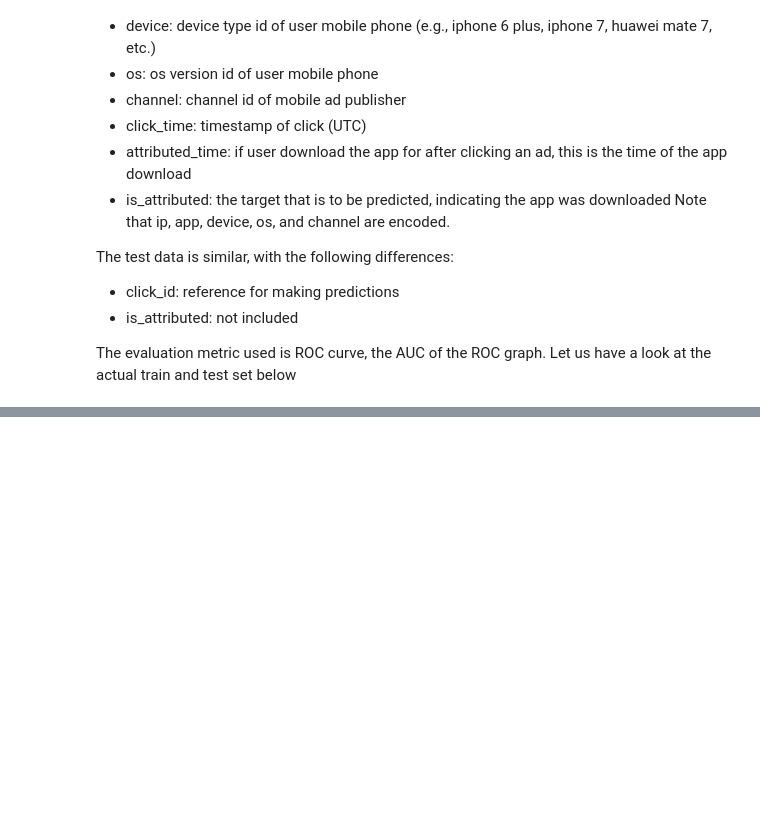
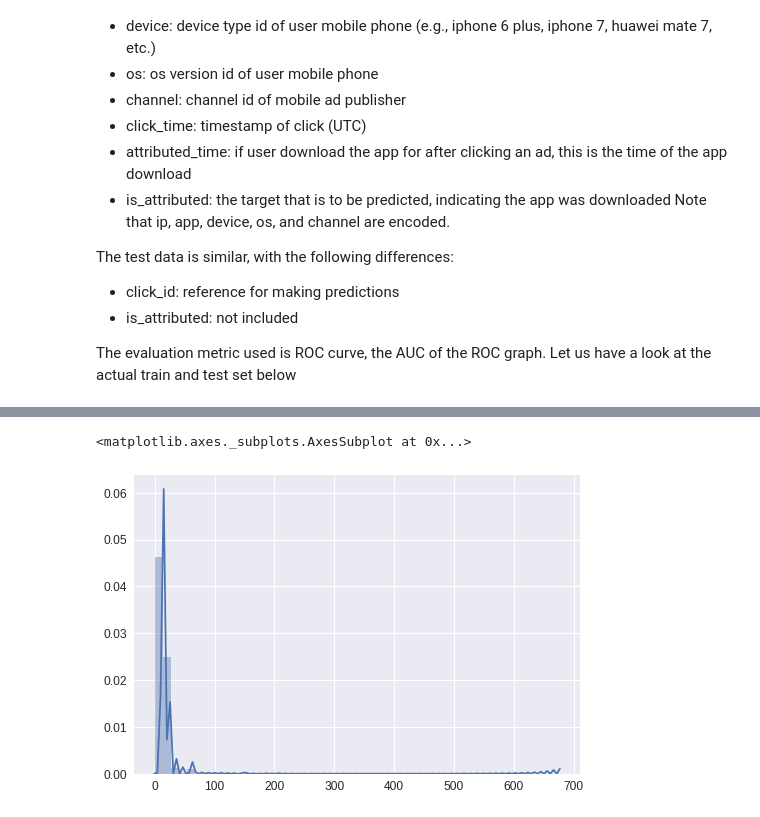
Before and after one commit to Nick7hill/kaggle, a Jupyter notebook: talkingdata_adtracking_fraud_detection/adtracking.ipynb, the cells around one changed output, grey strips where cells are left out. Cells and saved outputs as stored; diff of their text form; code cells hidden in the pictures; blank space fills up the shorter version.

```diff
--- a/talkingdata_adtracking_fraud_detection/adtracking.ipynb
+++ b/talkingdata_adtracking_fraud_detection/adtracking.ipynb
@@ -66,0 +101,5 @@ test.head()
+# %%
+sns.distplot(train_df['app'])
+# %% [output]
+<matplotlib.axes._subplots.AxesSubplot at 0x...>
+[figure, added]
```
Also changed, not shown: parts of 13 cells of this notebook.
